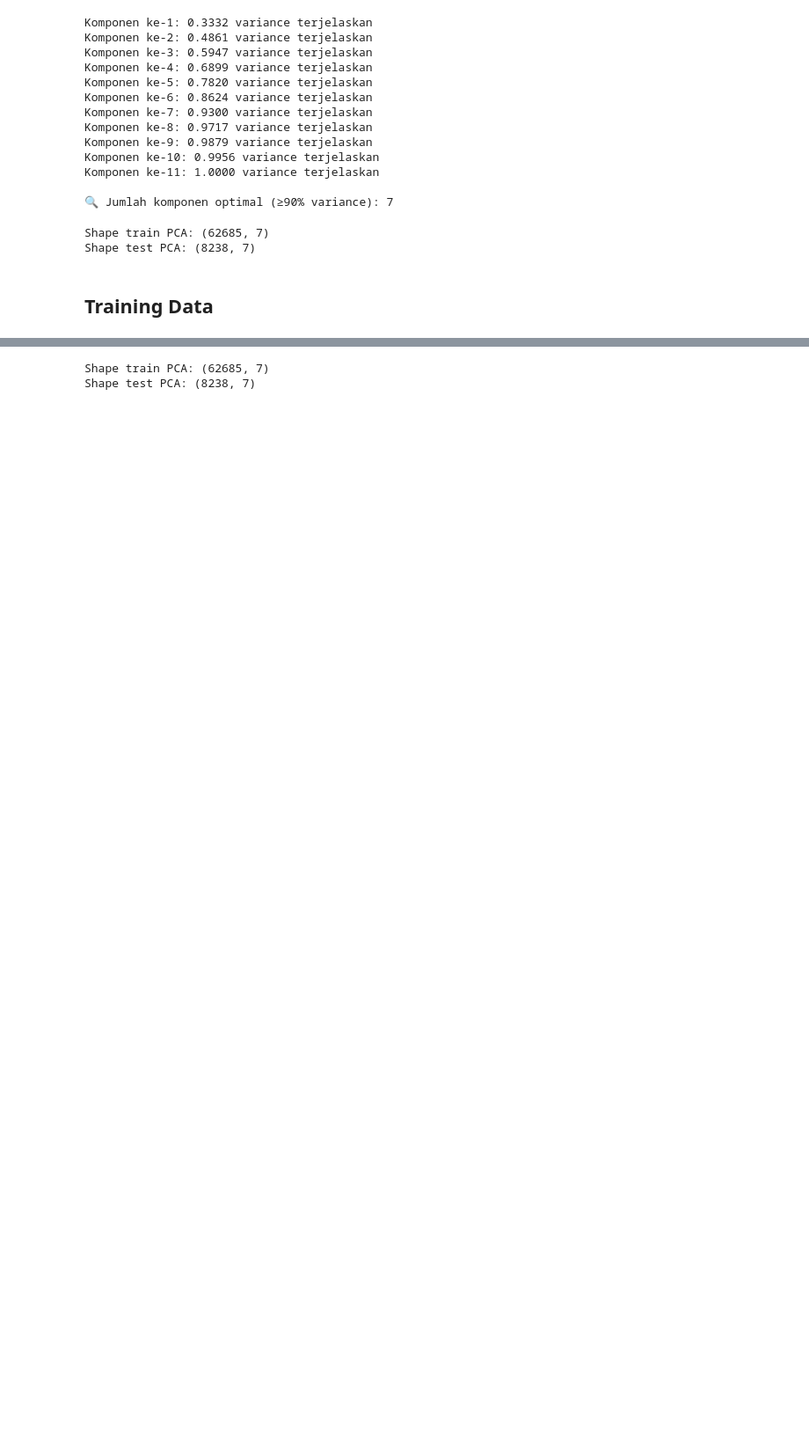
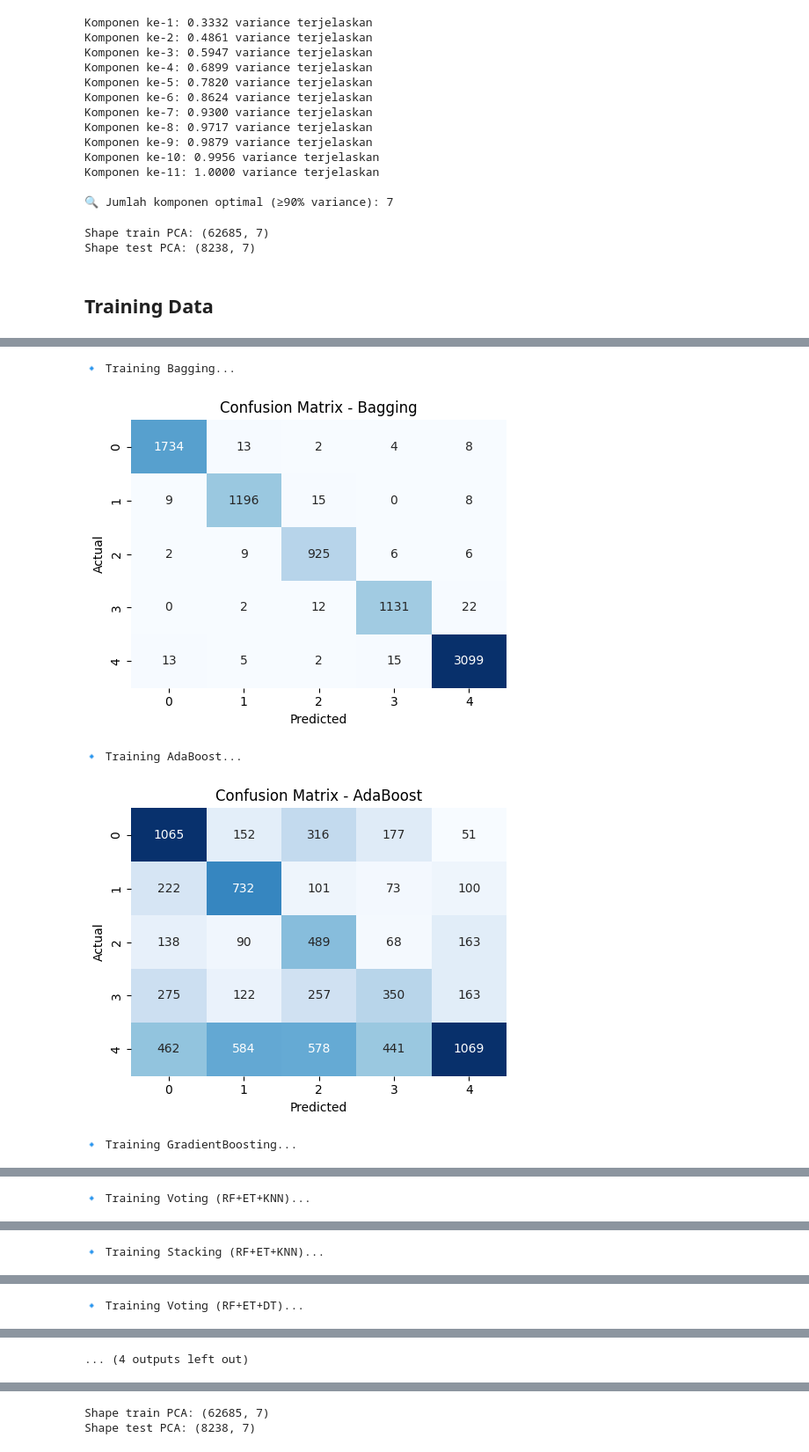
Before and after one commit to RyanGA09/DataMiningAirQuality, a Jupyter notebook: DataSmote/Ensemble/notebooksmote copy.ipynb, the cells around one changed output, grey strips where cells are left out. Shown at 88% size. Cells and saved outputs as stored; diff of their text form; code cells hidden in the pictures; blank space fills up the shorter version.

```diff
--- a/DataSmote/Ensemble/notebooksmote copy.ipynb
+++ b/DataSmote/Ensemble/notebooksmote copy.ipynb
@@ -452,0 +438,13 @@ df_results = evaluate_ensemble_models(
+# %%
+# === Cara pakai ===
+df_results = evaluate_ensemble_models(
+    X_train_smote, X_test, y_train_smote, y_test,
+    percobaan="Baseline Performa Ensemble smote",
+    output_file="hasil_ensemble2.csv"
+)
+# %% [output]
+🔹 Training Bagging...
+[figure, added]
+🔹 Training AdaBoost...
+[figure, added]
+🔹 Training GradientBoosting...
@@ -452,0 +452 @@ df_results = evaluate_ensemble_models(
+🔹 Training Voting (RF+ET+KNN)...
@@ -452,0 +454 @@ df_results = evaluate_ensemble_models(
+🔹 Training Stacking (RF+ET+KNN)...
@@ -452,0 +456 @@ df_results = evaluate_ensemble_models(
+🔹 Training Voting (RF+ET+DT)...
@@ -453,3 +458,4 @@ df_results = evaluate_ensemble_models(
+... (4 outputs left out)
 # %%
 # === Cara pakai ===
 df_results = evaluate_ensemble_models(
```
Also changed, not shown: parts of 8 cells of this notebook, 41 other files.
